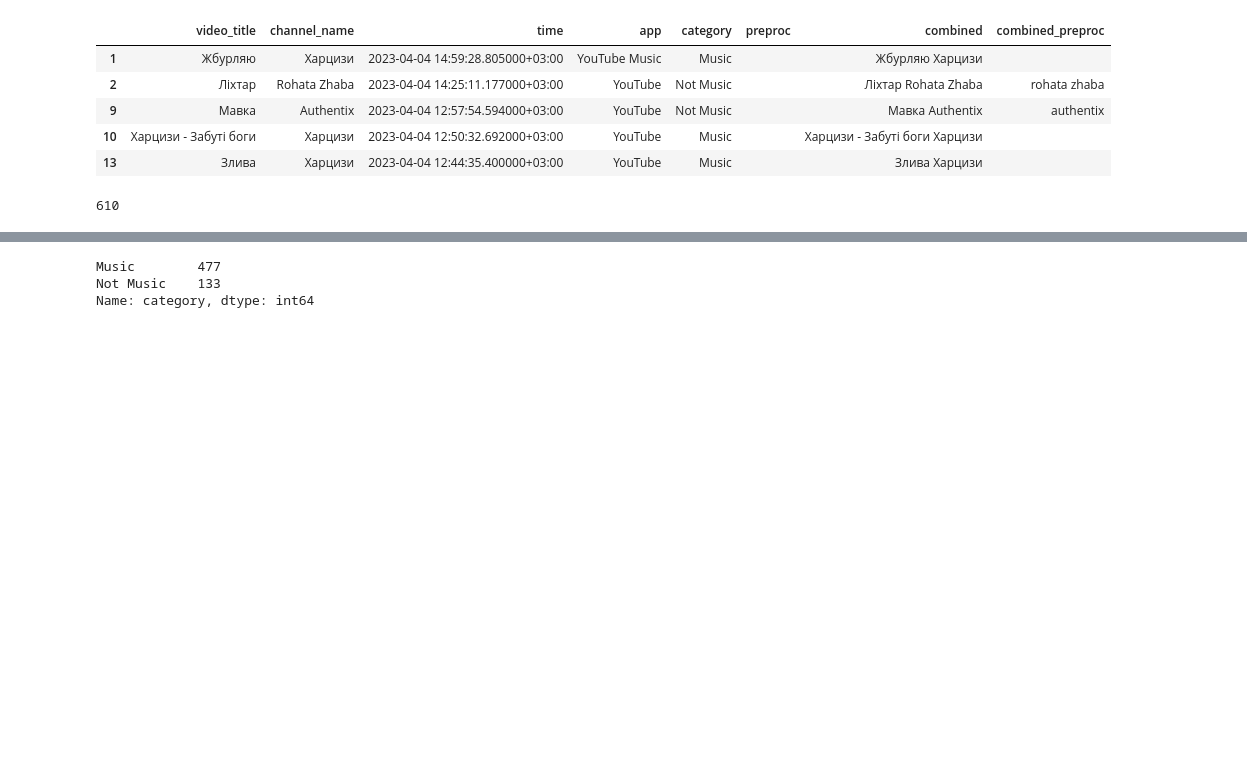
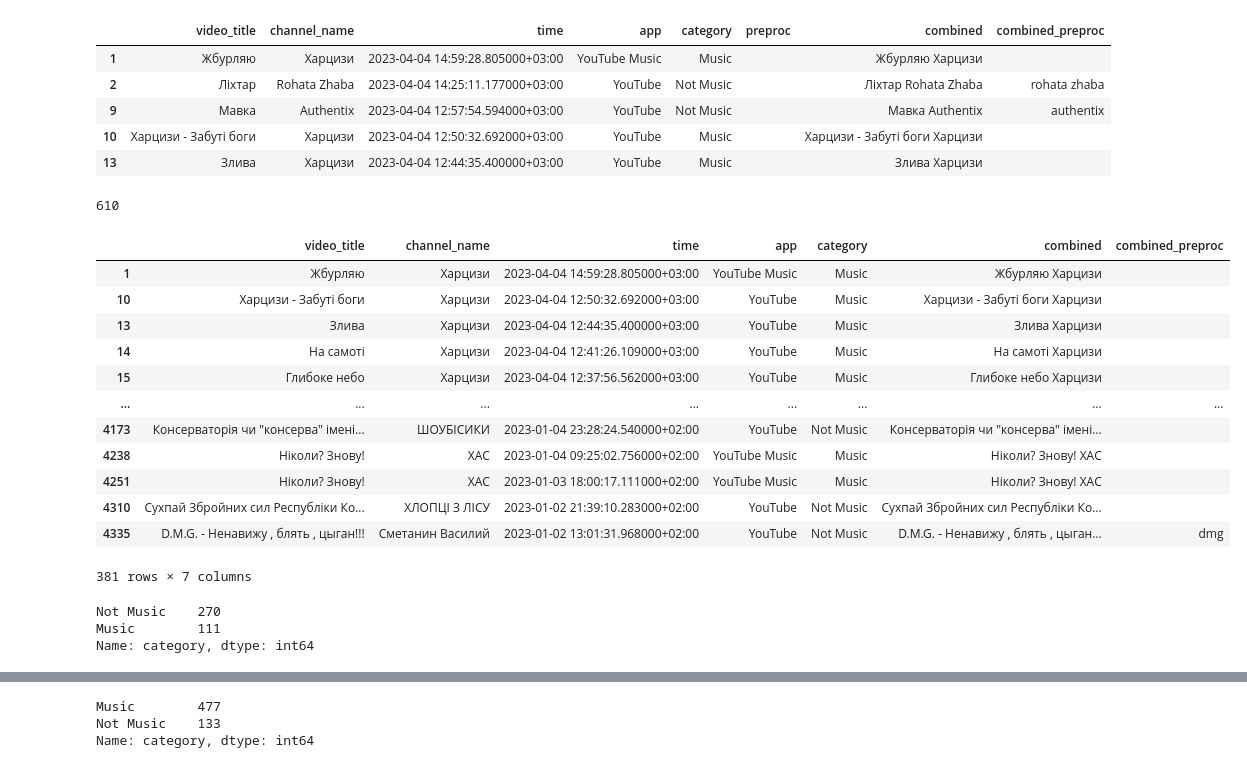
Before and after one commit to SanAntonik/yt_activity_analysis, a Jupyter notebook: classify.ipynb, the cells around one changed output, grey strips where cells are left out. Saved outputs shown, nothing was run; the diff lists cells and outputs as text; code cells hidden in the pictures; blank space fills up the shorter version.

Commit message:
Have a look at 381 rows you get after the failure to have more than 3 chars in 'combined_preproc'. Conclusion: 1/3 of the rows is 'Music' category, the rest - mostly 'Politics' with tiny bit of 'Rec'

```diff
--- a/classify.ipynb
+++ b/classify.ipynb
@@ -142,3 +142,26 @@ See the caveats in the documentation: https://pandas.pydata.org/pandas-docs/stab
 len(empty_rows[empty_rows['combined_preproc'].str.len() >= 4])
 # %% [output]
 610
+# %%
+sec_failure = empty_rows[empty_rows['combined_preproc'].str.len() < 4].drop(["preproc"], axis=1)
+sec_failure
+# %% [output]
+|  | video_title | channel_name | time | app | category | combined | combined_preproc |
+| 1 | Жбурляю | Харцизи | 2023-04-04 14:59:28.805000+03:00 | YouTube Music | Music | Жбурляю Харцизи |  |
+| 10 | Харцизи - Забуті боги | Харцизи | 2023-04-04 12:50:32.692000+03:00 | YouTube | Music | Харцизи - Забуті боги Харцизи |  |
+| 13 | Злива | Харцизи | 2023-04-04 12:44:35.400000+03:00 | YouTube | Music | Злива Харцизи |  |
+| 14 | На самоті | Харцизи | 2023-04-04 12:41:26.109000+03:00 | YouTube | Music | На самоті Харцизи |  |
+| 15 | Глибоке небо | Харцизи | 2023-04-04 12:37:56.562000+03:00 | YouTube | Music | Глибоке небо Харцизи |  |
+| ... | ... | ... | ... | ... | ... | ... | ... |
+| 4173 | Консерваторія чи "консерва" імені... | ШОУБІСИКИ | 2023-01-04 23:28:24.540000+02:00 | YouTube | Not Music | Консерваторія чи "консерва" імені... |  |
+| 4238 | Ніколи? Знову! | ХАС | 2023-01-04 09:25:02.756000+02:00 | YouTube Music | Music | Ніколи? Знову! ХАС |  |
+| 4251 | Ніколи? Знову! | ХАС | 2023-01-03 18:00:17.111000+02:00 | YouTube Music | Music | Ніколи? Знову! ХАС |  |
+| 4310 | Сухпай Збройних сил Республіки Ко... | ХЛОПЦІ З ЛІСУ | 2023-01-02 21:39:10.283000+02:00 | YouTube | Not Music | Сухпай Збройних сил Республіки Ко... |  |
+| 4335 | D.M.G. - Ненавижу , блять , цыган!!! | Сметанин Василий | 2023-01-02 13:01:31.968000+02:00 | YouTube | Not Music | D.M.G. - Ненавижу , блять , цыган... | dmg |
+381 rows × 7 columns
+# %%
+sec_failure["category"].value_counts()
+# %% [output]
+Not Music    270
+Music        111
+Name: category, dtype: int64
```
Also changed, not shown: parts of 3 cells of this notebook.
